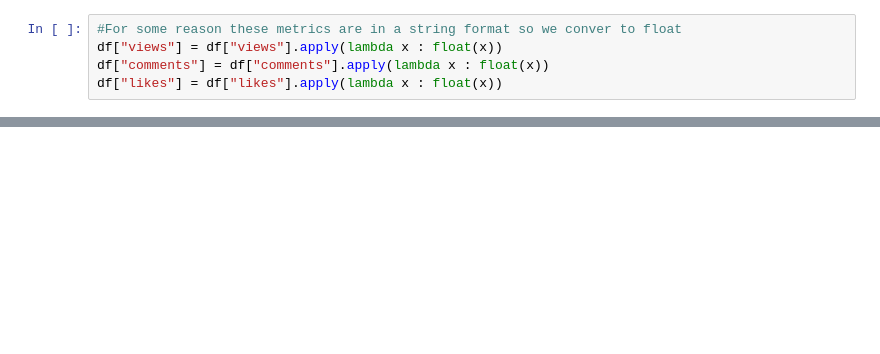
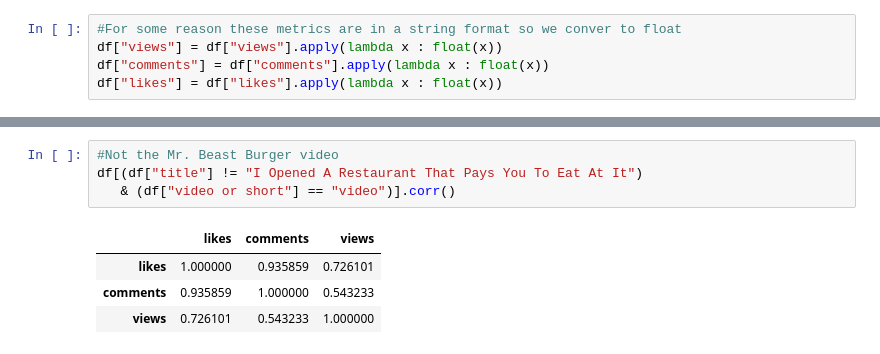
Before and after one commit to GitErickL/MrBeast-YouTube-API, a Jupyter notebook: YouTube_API.ipynb, the cells around one changed output, grey strips where cells are left out. Saved outputs shown, nothing was run; the diff lists cells and outputs as text; blank space fills up the shorter version.

```diff
--- a/YouTube_API.ipynb
+++ b/YouTube_API.ipynb
@@ -152,0 +195,9 @@ plt.savefig("mrbeast.png")
+# %%
+#Not the Mr. Beast Burger video
+df[(df["title"] != "I Opened A Restaurant That Pays You To Eat At It")
+   & (df["video or short"] == "video")].corr()
+# %% [output]
+|  | likes | comments | views |
+| likes | 1.000000 | 0.935859 | 0.726101 |
+| comments | 0.935859 | 1.000000 | 0.543233 |
+| views | 0.726101 | 0.543233 | 1.000000 |
```
Also changed, not shown: parts of 24 cells of this notebook, 1 other file.
